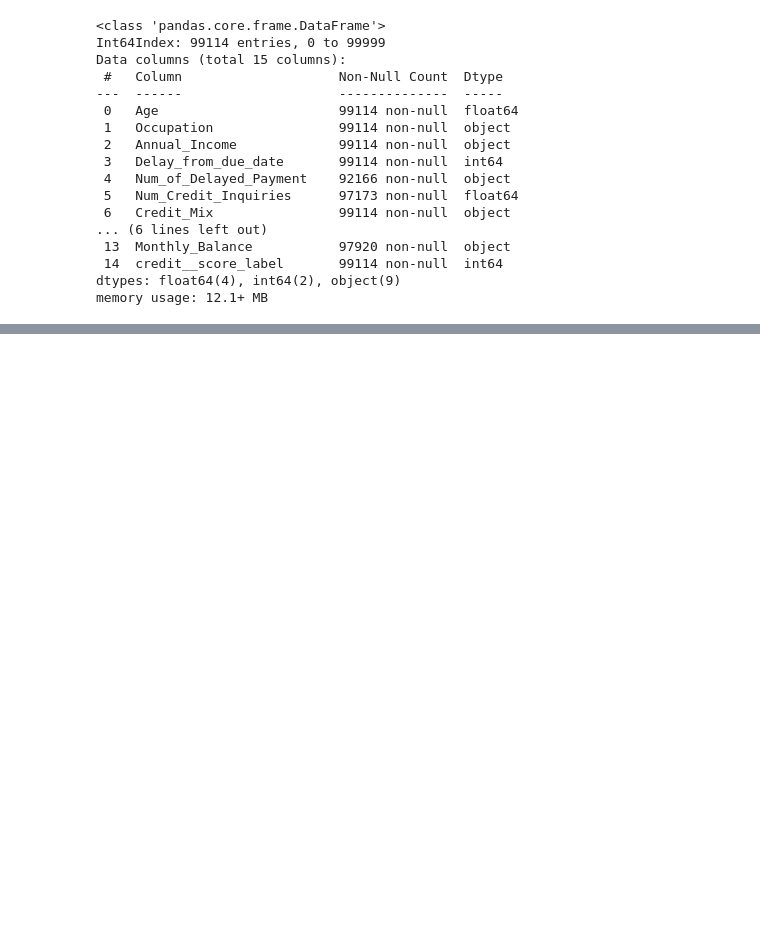
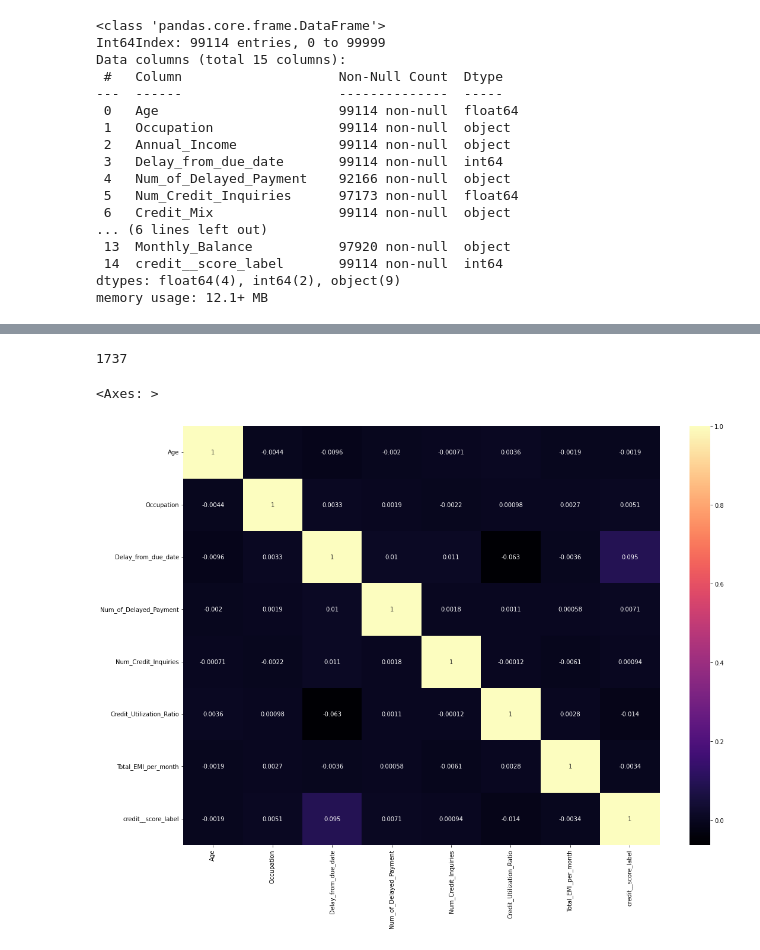
Before and after one commit to 80396-B2/Credit_Score_Prediction, a Jupyter notebook: main.ipynb, the cells around one changed output, grey strips where cells are left out. Drawn from its saved outputs; the diff is of its cells as text; code cells hidden in the pictures; blank space fills up the shorter version.

```diff
--- a/main.ipynb
+++ b/main.ipynb
@@ -545,0 +571,2 @@ memory usage: 12.1+ MB
+# %%
+drop_df["Occupation"].replace("_______","other",inplace=True)
@@ -545,0 +593,4 @@ memory usage: 12.1+ MB
+# %%
+from sklearn.preprocessing import LabelEncoder
+lb=LabelEncoder()
+drop_df["Occupation"]=lb.fit_transform(drop_df["Occupation"])
@@ -545,0 +669,3 @@ memory usage: 12.1+ MB
+# %%
+
+drop_df["Num_of_Delayed_Payment"] = pd.to_numeric(drop_df["Num_of_Delayed_Payment"], errors="coerce")
@@ -545,0 +688,2 @@ memory usage: 12.1+ MB
+# %%
+drop_df = drop_df[drop_df['Num_of_Delayed_Payment'] >= 0]
@@ -545,0 +709,10 @@ memory usage: 12.1+ MB
+# %%
+drop_df["Num_Credit_Inquiries"].isnull().sum()
+# %% [output]
+1737
+# %%
+plt.figure(figsize=(18,13))
+sns.heatmap(drop_df.corr(),annot=True,cmap="magma")
+# %% [output]
+<Axes: >
+[figure, added]
```
Also changed, not shown: parts of 18 cells of this notebook.
